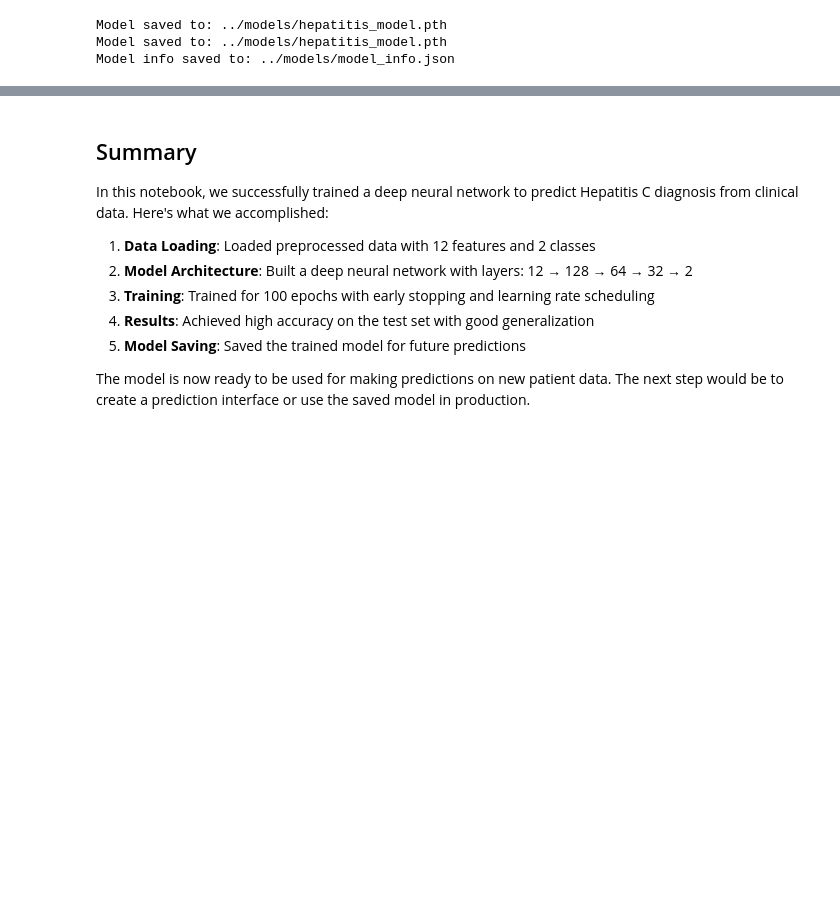
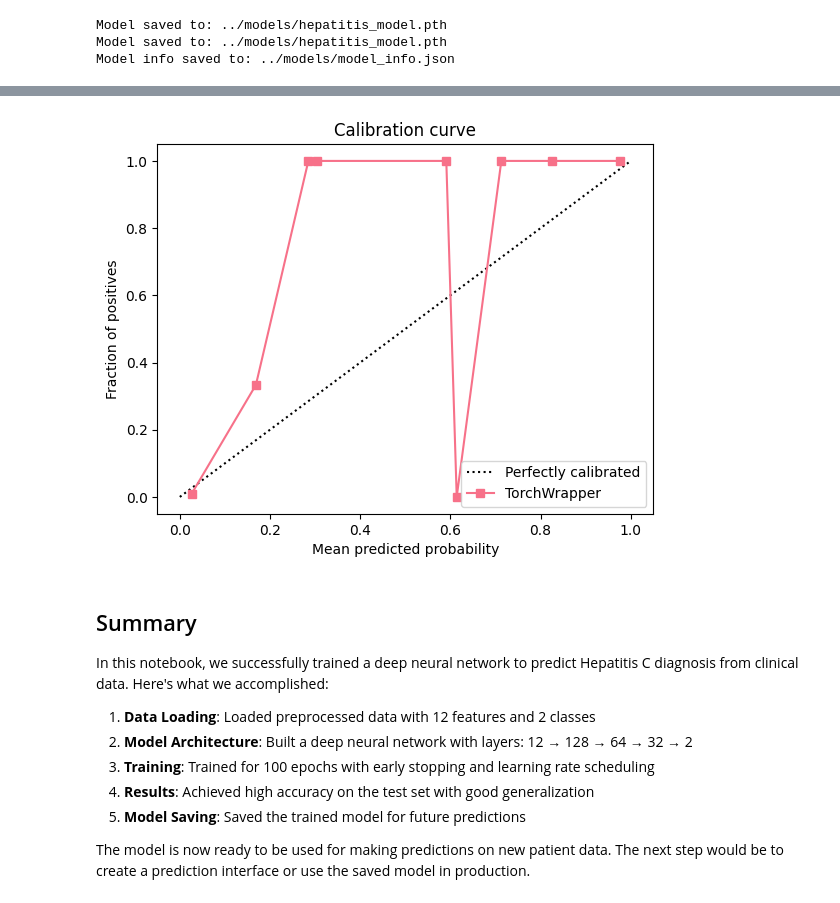
Before and after one commit to Ninjalice/HEPATITIS_C_MODEL, a Jupyter notebook: notebooks/03-model-training.ipynb, the cells around one changed output, grey strips where cells are left out. Drawn from its saved outputs; the diff is of its cells as text; code cells hidden in the pictures; blank space fills up the shorter version.

```diff
--- a/notebooks/03-model-training.ipynb
+++ b/notebooks/03-model-training.ipynb
@@ -288,3 +271,35 @@ Model info saved to: ../models/model_info.json
+# %%
+import matplotlib.pyplot as plt
+from sklearn.calibration import CalibrationDisplay
+from sklearn.base import BaseEstimator, ClassifierMixin
+
+class TorchWrapper(BaseEstimator, ClassifierMixin):
+    def __init__(self, model, device, classes):
+        self.model = model
+        self.device = device
+        self.classes_ = classes
+
+    def fit(self, X, y):
+        return self
+
+    def predict_proba(self, X):
+        X_tensor = torch.FloatTensor(X).to(self.device)
+        with torch.no_grad():
+            outputs = self.model(X_tensor)
+            probs = torch.softmax(outputs, dim=1).cpu().numpy()
+        return probs
+
+    def predict(self, X):
+        return np.argmax(self.predict_proba(X), axis=1)
+
+classes = np.unique(y_test)
+wrapper = TorchWrapper(model, device, classes)
+
+CalibrationDisplay.from_estimator(wrapper, X_test, y_test, n_bins=10)
+plt.title("Calibration curve")
+plt.show()
+# %% [output]
+[figure, added]
 # %% [markdown]
 ## Summary
 
```
Also changed, not shown: parts of 9 cells of this notebook, 3 other files.
